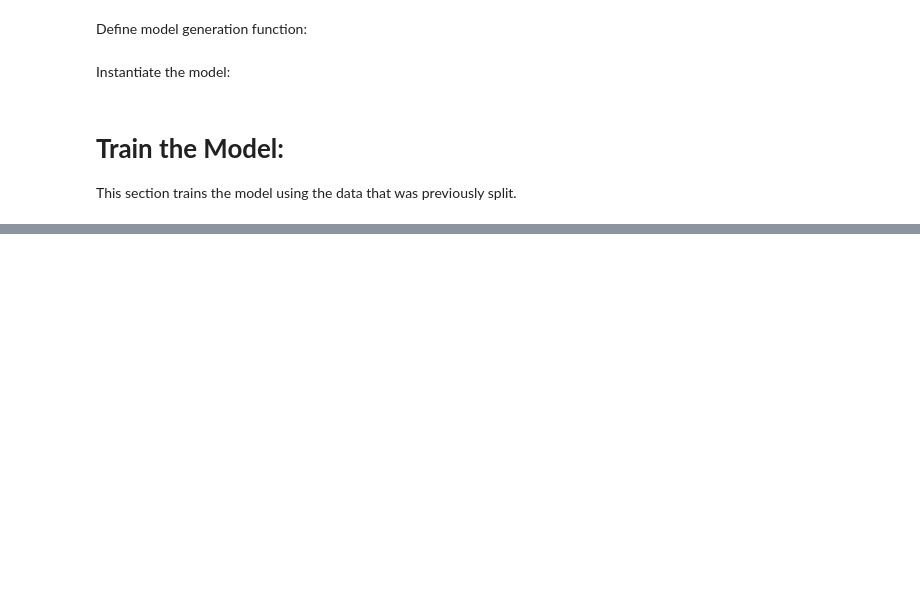
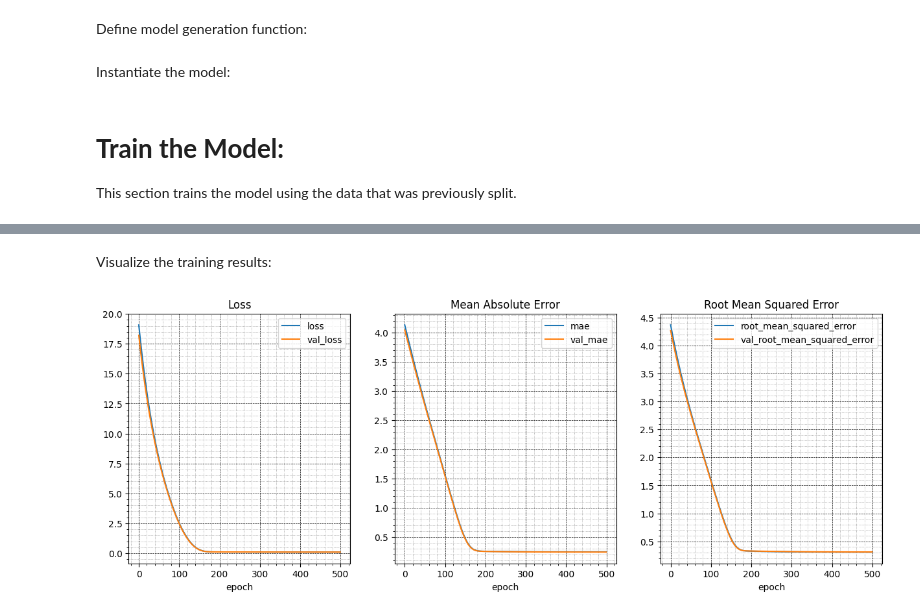
Before and after one commit to MattTidd/Inference-Systems, a Jupyter notebook: Python_Design/ANFIS_Design/ANFIS_Model_Design/ANFIS_Design.ipynb, the cells around one changed output, grey strips where cells are left out. Cells and saved outputs as stored; diff of their text form; code cells hidden in the pictures; blank space fills up the shorter version.

Commit message:
finished analysis, need to examine saving the model next

```diff
--- a/Python_Design/ANFIS_Design/ANFIS_Model_Design/ANFIS_Design.ipynb
+++ b/Python_Design/ANFIS_Design/ANFIS_Model_Design/ANFIS_Design.ipynb
@@ -384,3 +385,23 @@ model = BuildAnfis(input_shape = (3, ),
 # **Train the Model:**
 
 This section trains the model using the data that was previously split.
+# %%
+# get the starting time:
+train_start = time.time()
+
+# define a callback:
+early_stopping = EarlyStopping(monitor = 'val_loss', patience = 10, start_from_epoch = 100, restore_best_weights = True)
+
+# saving training to the history structure:
+history = model.fit(x_train, y_train,
+                    epochs = 500,
+                    batch_size = 128,
+                    validation_data = (x_val, y_val),
+                    callbacks = early_stopping
+                    )
+
+# get the total training time:
+train_time = time.time() - train_start
+
+# print to user:
+print(f'\ntraining complete in {round(train_time, 3)} seconds')
@@ -386,0 +426,38 @@ This section trains the model using the data that was previously split.
+# %% [markdown]
+Visualize the training results:
+# %%
+# need to extract the history dictionary from the keras callback:
+history_data = history.history
+
+# drop the r2 scores from the history, getting a dictionary of just loss:
+history_plot = history_data
+history_plot.pop('r2_score', None)
+history_plot.pop('val_r2_score', None)
+
+# list of metrics, text conversion, & halfway point:
+metric_list = list(history_plot.keys())
+half = int(len(history_plot.keys())/2)
+metric2text = {'loss' : 'Loss',
+               'mae' : 'Mean Absolute Error',
+               'root_mean_squared_error': 'Root Mean Squared Error'
+               }
+
+# training history analysis:
+plt.figure(figsize = (half * 5,5))
+
+# iterate and plot the training values:
+for index, metric in enumerate(metric_list[:half]):
+    training_metric = metric
+    validation_metric = metric_list[index + half]
+
+    plt.subplot(1, half, index + 1)
+    plt.plot(history_data[training_metric], label = training_metric)
+    plt.plot(history_data[validation_metric], label = validation_metric)
+    plt.xlabel('epoch')
+    plt.legend(loc = 'upper right')
+    plt.minorticks_on()
+    plt.grid(which = 'major', color = 'black', linestyle = '--', linewidth = 0.5)
+    plt.grid(which = 'minor', color = 'gray', linestyle = ':', linewidth = 0.5)
+    plt.title(f'{metric2text[training_metric]}')
+# %% [output]
+[figure, added]
```
Also changed, not shown: parts of 15 cells of this notebook.
